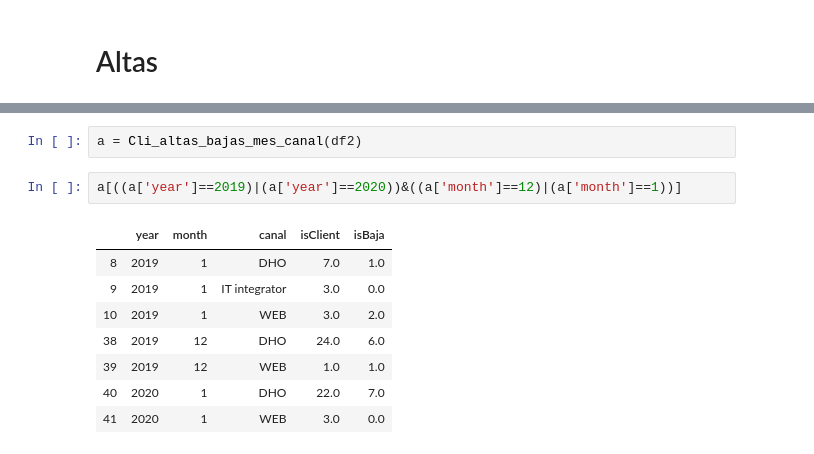
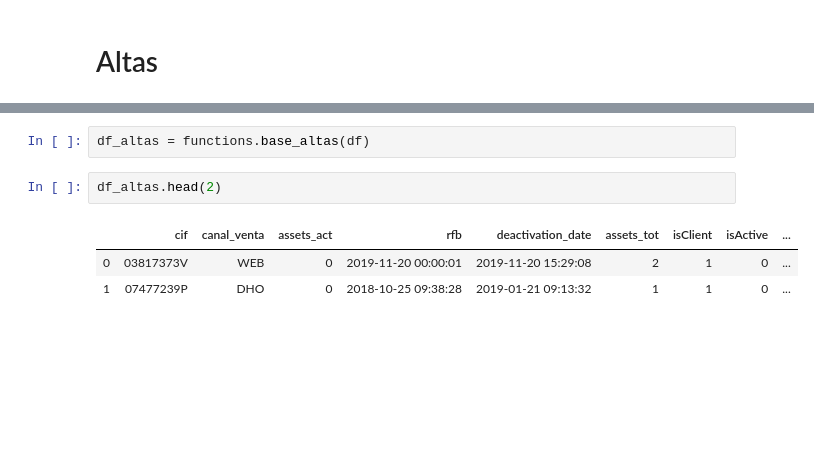
Before and after one commit to mariaadradosr/PyCartera, a Jupyter notebook: Final_PyCartera.ipynb, the cells around one changed output, grey strips where cells are left out. Saved outputs shown, nothing was run; the diff lists cells and outputs as text; blank space fills up the shorter version.

```diff
--- a/Final_PyCartera.ipynb
+++ b/Final_PyCartera.ipynb
@@ -140,13 +90,8 @@ df2.head()
-# %%
-a = Cli_altas_bajas_mes_canal(df2)
-# %%
-a[((a['year']==2019)|(a['year']==2020))&((a['month']==12)|(a['month']==1))]
-# %% [output]
-|  | year | month | canal | isClient | isBaja |
-| 8 | 2019 | 1 | DHO | 7.0 | 1.0 |
-| 9 | 2019 | 1 | IT integrator | 3.0 | 0.0 |
-| 10 | 2019 | 1 | WEB | 3.0 | 2.0 |
-| 38 | 2019 | 12 | DHO | 24.0 | 6.0 |
-| 39 | 2019 | 12 | WEB | 1.0 | 1.0 |
-| 40 | 2020 | 1 | DHO | 22.0 | 7.0 |
-| 41 | 2020 | 1 | WEB | 3.0 | 0.0 |
+# %%
+df_altas = functions.base_altas(df)
+# %%
+df_altas.head(2)
+# %% [output]
+|  | cif | canal_venta | assets_act | rfb | deactivation_date | assets_tot | isClient | isActive | ... |
+| 0 | 03817373V | WEB | 0 | 2019-11-20 00:00:01 | 2019-11-20 15:29:08 | 2 | 1 | 0 | ... |
+| 1 | 07477239P | DHO | 0 | 2018-10-25 09:38:28 | 2019-01-21 09:13:32 | 1 | 1 | 0 | ... |
```
Also changed, not shown: parts of 7 cells of this notebook, 14 other files.
